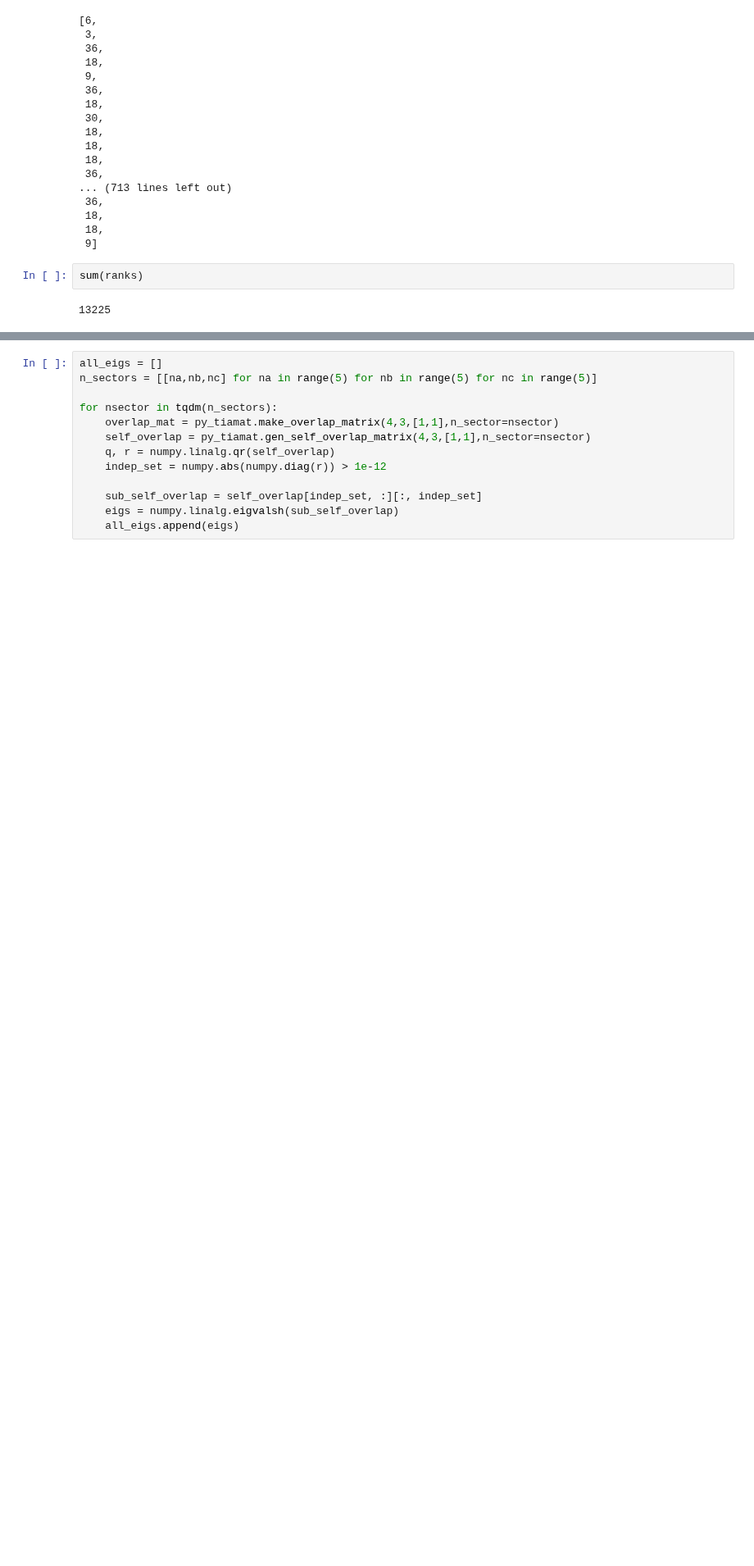
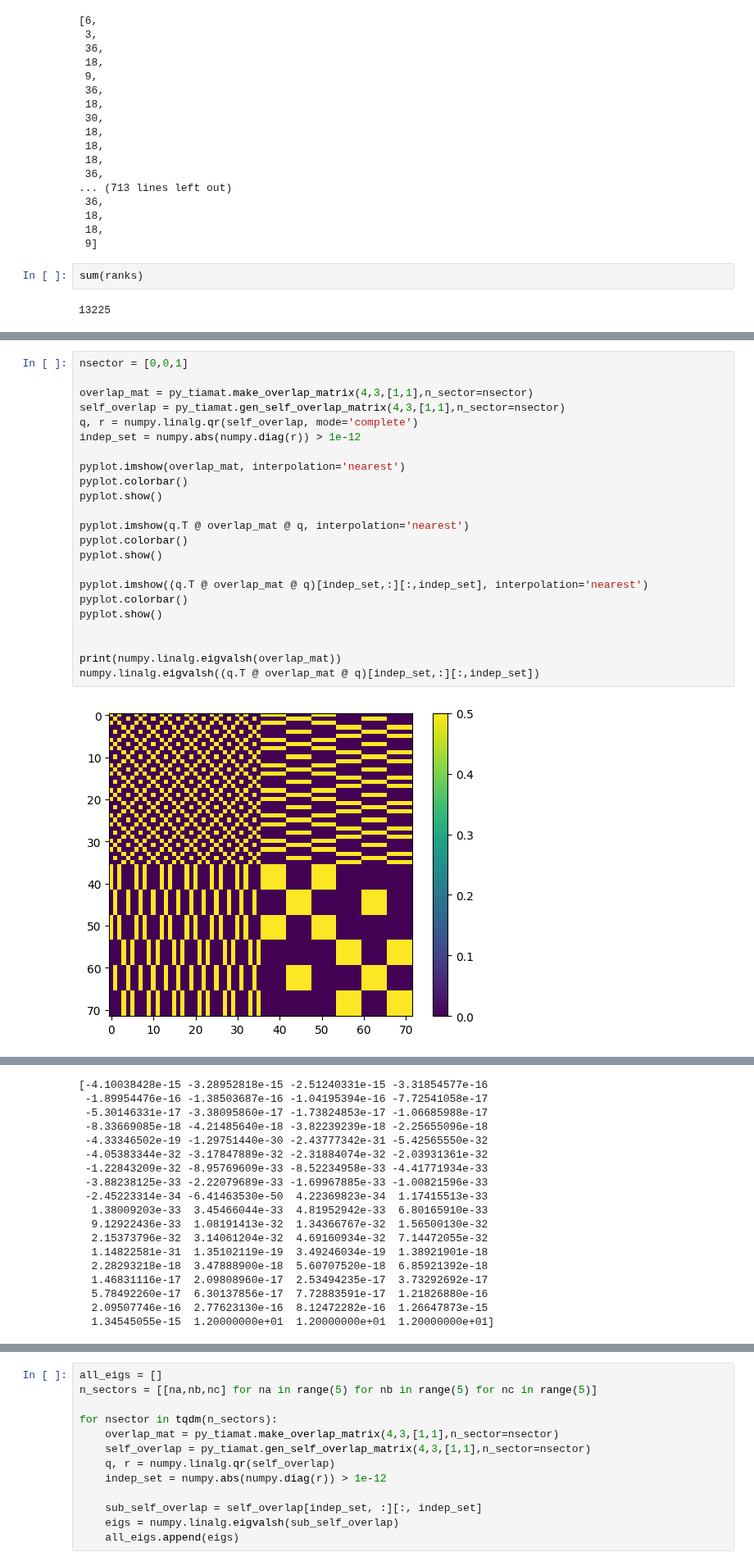
Before and after one commit to Renmusxd/TransferMat, a Jupyter notebook: Test.ipynb, the cells around one changed output, grey strips where cells are left out. Shown at 82% size. Cells and saved outputs as stored; diff of their text form; blank space fills up the shorter version.

```diff
--- a/Test.ipynb
+++ b/Test.ipynb
@@ -275,0 +261,25 @@ array([-1.37150541e+00, -1.37150541e+00, -1.37150541e+00, -1.50499390e-15,
+# %%
+nsector = [0,0,1]
+
+overlap_mat = py_tiamat.make_overlap_matrix(4,3,[1,1],n_sector=nsector)
+self_overlap = py_tiamat.gen_self_overlap_matrix(4,3,[1,1],n_sector=nsector)
+q, r = numpy.linalg.qr(self_overlap, mode='complete')
+indep_set = numpy.abs(numpy.diag(r)) > 1e-12
+
+pyplot.imshow(overlap_mat, interpolation='nearest')
+pyplot.colorbar()
+pyplot.show()
+
+pyplot.imshow(q.T @ overlap_mat @ q, interpolation='nearest')
+pyplot.colorbar()
+pyplot.show()
+
+pyplot.imshow((q.T @ overlap_mat @ q)[indep_set,:][:,indep_set], interpolation='nearest')
+pyplot.colorbar()
+pyplot.show()
+
+
+print(numpy.linalg.eigvalsh(overlap_mat))
+numpy.linalg.eigvalsh((q.T @ overlap_mat @ q)[indep_set,:][:,indep_set])
+# %% [output]
+[figure, added]
@@ -275,0 +288,18 @@ array([-1.37150541e+00, -1.37150541e+00, -1.37150541e+00, -1.50499390e-15,
+[-4.10038428e-15 -3.28952818e-15 -2.51240331e-15 -3.31854577e-16
+ -1.89954476e-16 -1.38503687e-16 -1.04195394e-16 -7.72541058e-17
+ -5.30146331e-17 -3.38095860e-17 -1.73824853e-17 -1.06685988e-17
+ -8.33669085e-18 -4.21485640e-18 -3.82239239e-18 -2.25655096e-18
+ -4.33346502e-19 -1.29751440e-30 -2.43777342e-31 -5.42565550e-32
+ -4.05383344e-32 -3.17847889e-32 -2.31884074e-32 -2.03931361e-32
+ -1.22843209e-32 -8.95769609e-33 -8.52234958e-33 -4.41771934e-33
+ -3.88238125e-33 -2.22079689e-33 -1.69967885e-33 -1.00821596e-33
+ -2.45223314e-34 -6.41463530e-50  4.22369823e-34  1.17415513e-33
+  1.38009203e-33  3.45466044e-33  4.81952942e-33  6.80165910e-33
+  9.12922436e-33  1.08191413e-32  1.34366767e-32  1.56500130e-32
+  2.15373796e-32  3.14061204e-32  4.69160934e-32  7.14472055e-32
+  1.14822581e-31  1.35102119e-19  3.49246034e-19  1.38921901e-18
+  2.28293218e-18  3.47888900e-18  5.60707520e-18  6.85921392e-18
+  1.46831116e-17  2.09808960e-17  2.53494235e-17  3.73292692e-17
+  5.78492260e-17  6.30137856e-17  7.72883591e-17  1.21826880e-16
+  2.09507746e-16  2.77623130e-16  8.12472282e-16  1.26647873e-15
+  1.34545055e-15  1.20000000e+01  1.20000000e+01  1.20000000e+01]
```
Also changed, not shown: parts of 9 cells of this notebook.
